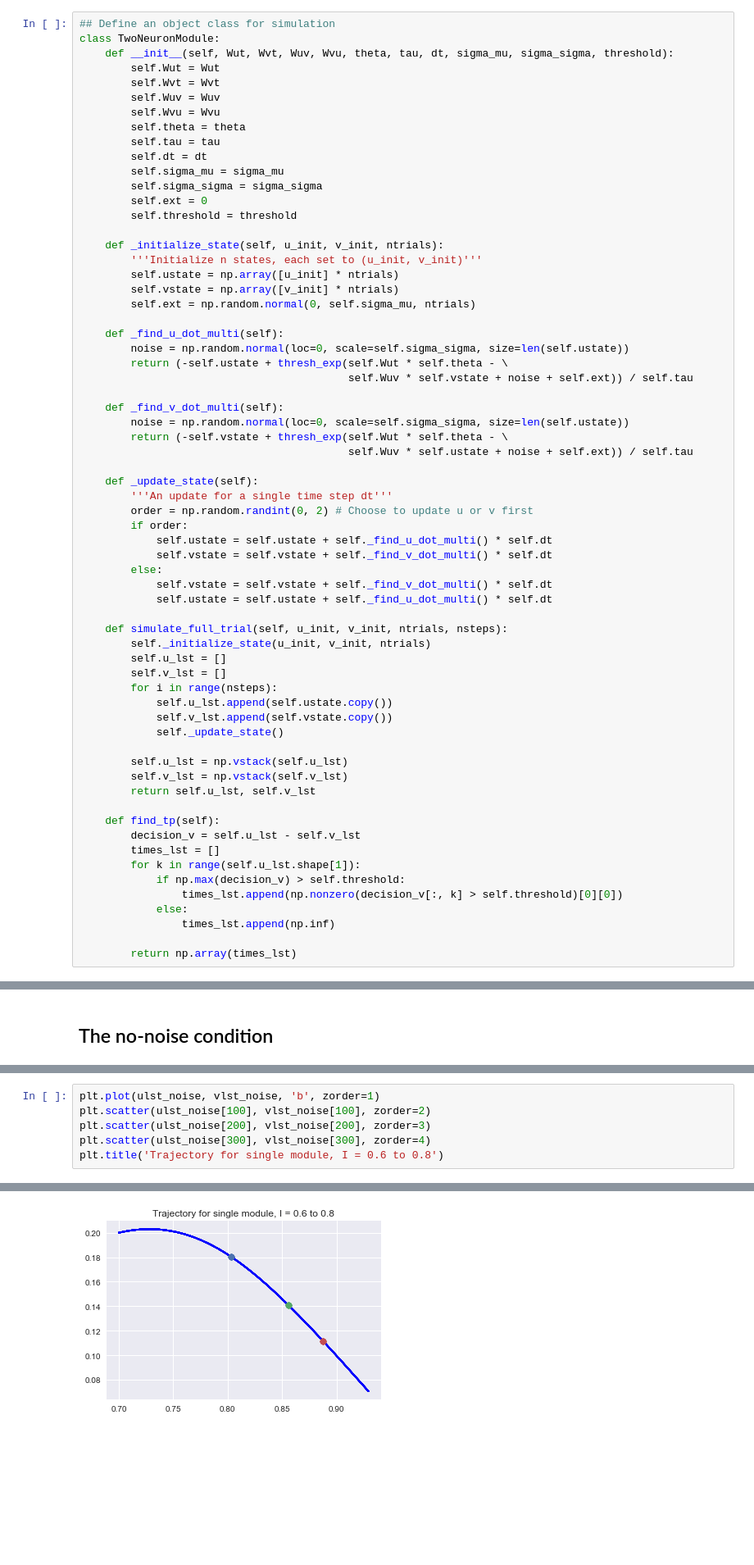
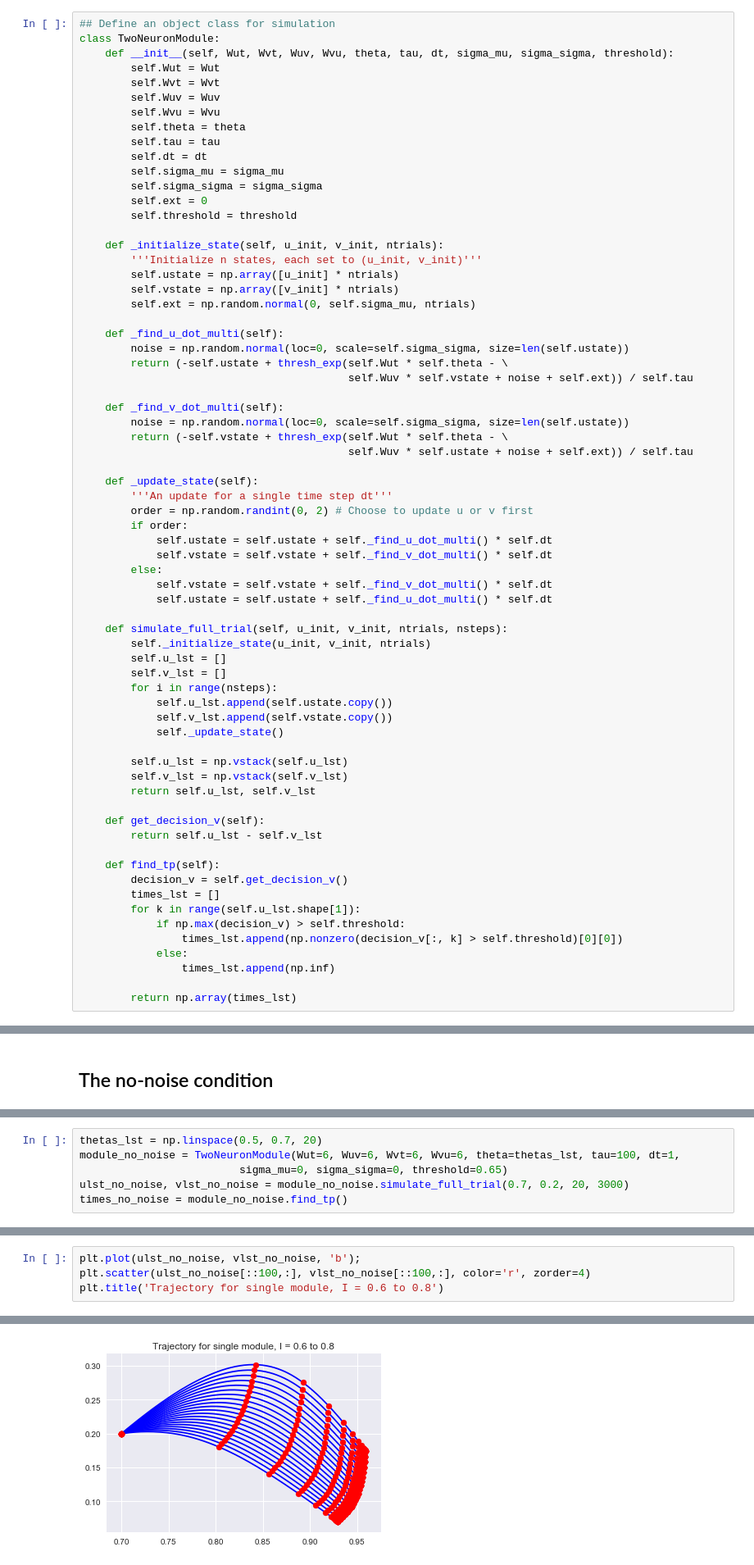
Before and after one commit to nhat-le/Noisy-Mutual-Inhibition, a Jupyter notebook: two_neuron_cascade.ipynb, the cells around one changed output, grey strips where cells are left out. Shown at 82% size. Cells and saved outputs as stored; diff of their text form; blank space fills up the shorter version.

Commit message:
Replaced code until simulation of two modules without updating

```diff
--- a/two_neuron_cascade.ipynb
+++ b/two_neuron_cascade.ipynb
@@ -205,8 +79,11 @@ class TwoNeuronModule:
         self.v_lst = np.vstack(self.v_lst)
         return self.u_lst, self.v_lst
 
+    def get_decision_v(self):
+        return self.u_lst - self.v_lst
+
     def find_tp(self):
-        decision_v = self.u_lst - self.v_lst
+        decision_v = self.get_decision_v()
         times_lst = []
         for k in range(self.u_lst.shape[1]):
             if np.max(decision_v) > self.threshold:
@@ -291,0 +132,6 @@ times_lst = get_times_lst_from_decision_v(decision_v, threshold)
+# %%
+thetas_lst = np.linspace(0.5, 0.7, 20)
+module_no_noise = TwoNeuronModule(Wut=6, Wuv=6, Wvt=6, Wvu=6, theta=thetas_lst, tau=100, dt=1,
+                         sigma_mu=0, sigma_sigma=0, threshold=0.65)
+ulst_no_noise, vlst_no_noise = module_no_noise.simulate_full_trial(0.7, 0.2, 20, 3000)
+times_no_noise = module_no_noise.find_tp()
@@ -292,10 +140,8 @@ times_lst = get_times_lst_from_decision_v(decision_v, threshold)
 # %%
-plt.plot(ulst_noise, vlst_noise, 'b', zorder=1)
-plt.scatter(ulst_noise[100], vlst_noise[100], zorder=2)
-plt.scatter(ulst_noise[200], vlst_noise[200], zorder=3)
-plt.scatter(ulst_noise[300], vlst_noise[300], zorder=4)
+plt.plot(ulst_no_noise, vlst_no_noise, 'b');
+plt.scatter(ulst_no_noise[::100,:], vlst_no_noise[::100,:], color='r', zorder=4)
 plt.title('Trajectory for single module, I = 0.6 to 0.8')
 # %% [output]
 <matplotlib.text.Text at 0x...>
-[figure, old version]
+[figure, new version]
 # %%
```
Also changed, not shown: parts of 58 cells of this notebook.
